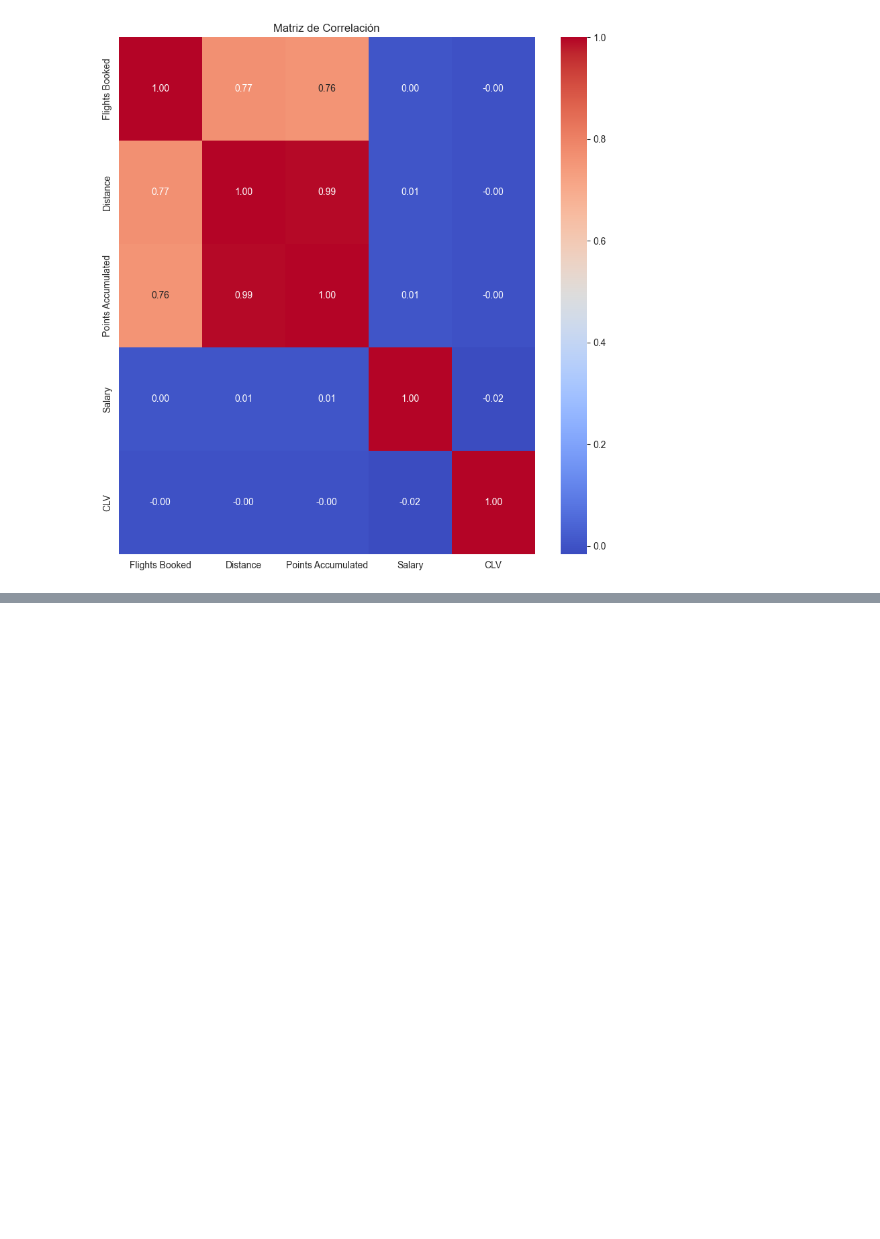
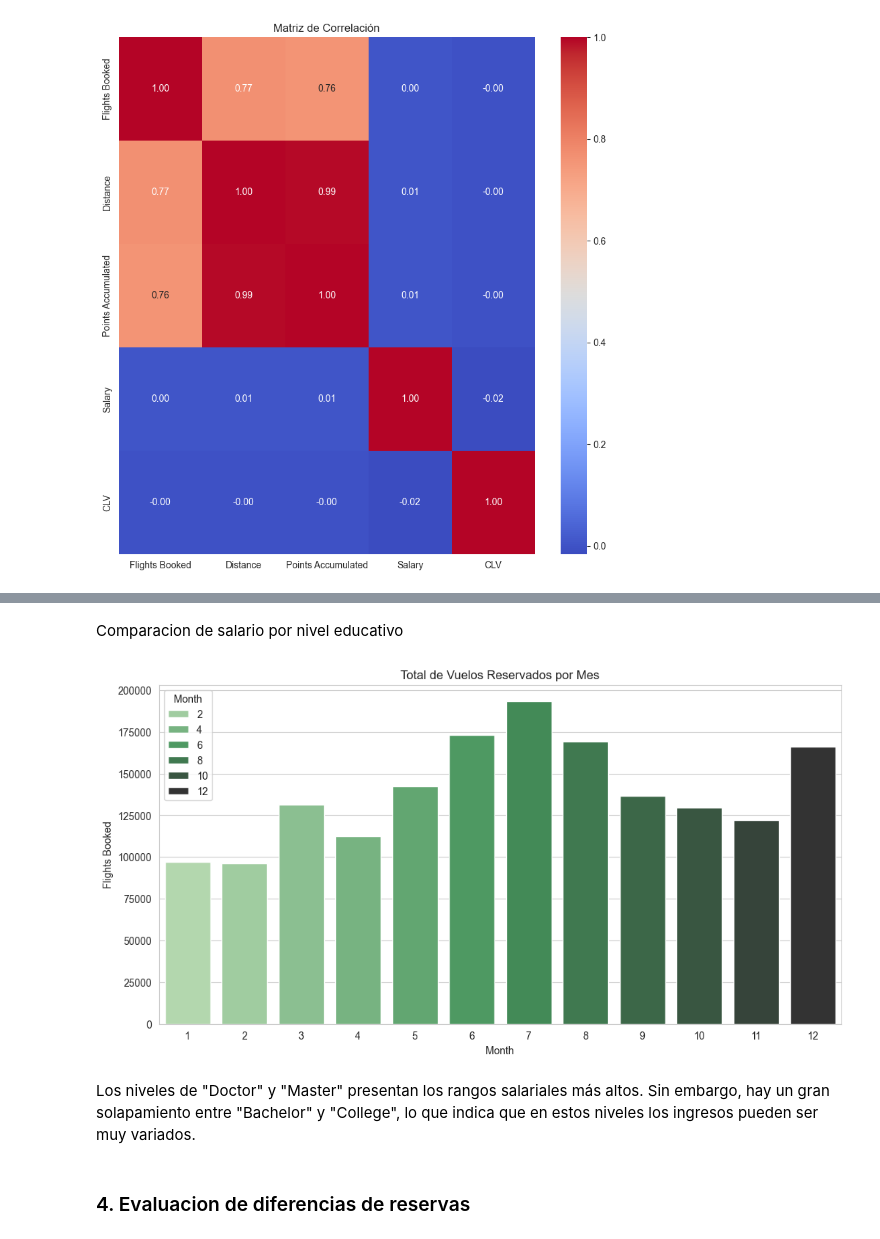
Before and after one commit to Adalab/bda-modulo-3-evaluacion-final-TamDb22, a Jupyter notebook: evaluacion3_Tamara.ipynb, the cells around one changed output, grey strips where cells are left out. Cells and saved outputs as stored; diff of their text form; code cells hidden in the pictures; blank space fills up the shorter version.

```diff
--- a/evaluacion3_Tamara.ipynb
+++ b/evaluacion3_Tamara.ipynb
@@ -116,0 +154,23 @@ plt.show()
+# %% [markdown]
+Comparacion de salario por nivel educativo
+# %%
+plt.figure(figsize=(12, 6))
+vuelos_mes = df_merged.groupby('Month')['Flights Booked'].sum().reset_index()
+
+sns.barplot(
+    data=vuelos_mes,
+    x='Month',
+    y='Flights Booked',
+    hue='Month',
+    palette='Greens_d',
+    legend=True
+)
+
+plt.title('Total de Vuelos Reservados por Mes')
+plt.show()
+# %% [output]
+[figure, added]
+# %% [markdown]
+Los niveles de "Doctor" y "Master" presentan los rangos salariales más altos. Sin embargo, hay un gran solapamiento entre "Bachelor" y "College", lo que indica que en estos niveles los ingresos pueden ser muy variados.
+# %% [markdown]
+### 4. Evaluacion de diferencias de reservas
```
Also changed, not shown: parts of 12 cells of this notebook.
